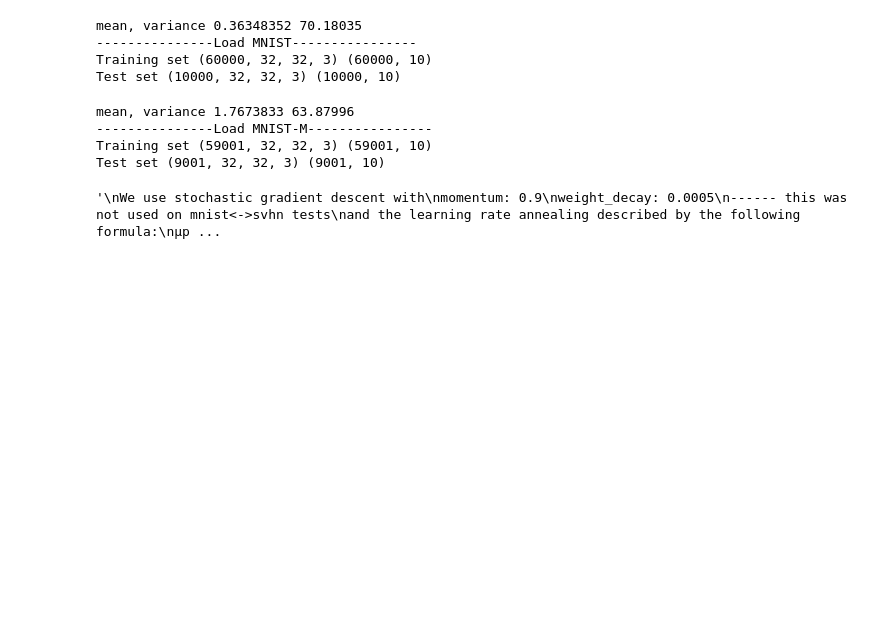
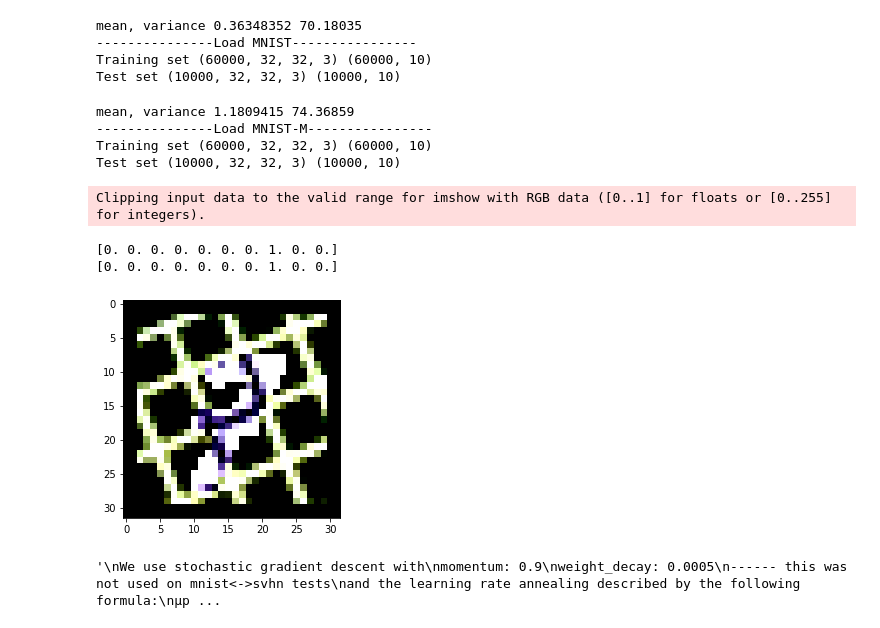
Before and after one commit to Breitholtz/mnist_transfer, a Jupyter notebook: mnist_transfer.ipynb, the cells around one changed output. Cells and saved outputs as stored; diff of their text form; code cells hidden in the pictures; blank space fills up the shorter version.

```diff
--- a/mnist_transfer.ipynb
+++ b/mnist_transfer.ipynb
@@ -174,18 +453,25 @@ Test set (10000, 32, 32, 3) (10000, 10)
 
 ### load MNIST-M
 
-h5f = h5py.File('MNIST-M.h5', 'r')
+#h5f = h5py.File('MNIST-M.h5', 'r')
 
 # Load the training, test and
-x_train_m = h5f['x_train'][:]
-y_train_m = h5f['y_train'][:]
-x_test_m = h5f['x_test'][:]
-y_test_m = h5f['y_test'][:]
-
+#x_train_m = h5f['x_train'][:]
+#y_train_m = h5f['y_train'][:]
+#x_test_m = h5f['x_test'][:]
+#y_test_m = h5f['y_test'][:]
+import pandas as pd
 
 # Close this file
-h5f.close()
+#h5f.close()
 
+M = pd.read_pickle('mnistm_data.pkl')
+x_train_m =M['train']
+x_test_m =M['test']
+y_train_m=y_train
+y_test_m =y_test
+x_train_m = np.pad(x_train_m,((0,0),(2,2),(2,2),(0,0))) #padding to make images 32x32 and not 28x28
+x_test_m = np.pad(x_test_m,((0,0),(2,2),(2,2),(0,0)))
 
 x_train_m = x_train_m.astype('float32')
 x_test_m = x_test_m.astype('float32')
@@ -205,25 +491,32 @@ print('Training set', x_train_m.shape, y_train_m.shape)
 #print('Validation set', x_val.shape, y_val.shape)
 print('Test set', x_test_m.shape, y_test_m.shape)
 # %% [output]
-mean, variance 1.7673833 63.87996
+mean, variance 1.1809415 74.36859
 ---------------Load MNIST-M----------------
-Training set (59001, 32, 32, 3) (59001, 10)
-Test set (9001, 32, 32, 3) (9001, 10)
+Training set (60000, 32, 32, 3) (60000, 10)
+Test set (10000, 32, 32, 3) (10000, 10)
 # %%
 ########## preprocessing for mnist and svhn
 
 
 
 
 #print(X_test)
 #print("----------------------------------------------------")
 #print(x_test)
 
 
-#plt.imshow(X_test[303])
-#print(Y_test[303])
-#plt.imshow(x_test[303])
-#print(y_test[303])
+plt.imshow(x_test_m[605])
+#print(x_test_m[303])
+print(y_test_m[605])
+#plt.imshow(x_test[605])
+#print(x_test[303])
+print(y_test[605])
+# %% [output]
+Clipping input data to the valid range for imshow with RGB data ([0..1] for floats or [0..255] for integers).
+[0. 0. 0. 0. 0. 0. 0. 1. 0. 0.]
+[0. 0. 0. 0. 0. 0. 0. 1. 0. 0.]
+[figure, added]
 # %%
 ## implement LeNet-5 architecture
 def init_model():
```
Also changed, not shown: parts of 13 cells of this notebook, 1 other file.
